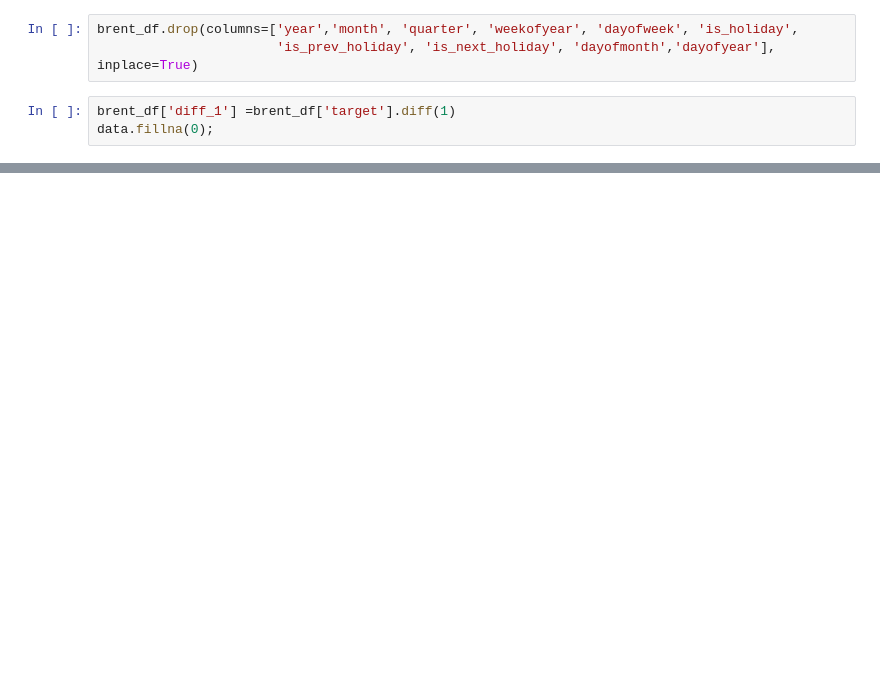
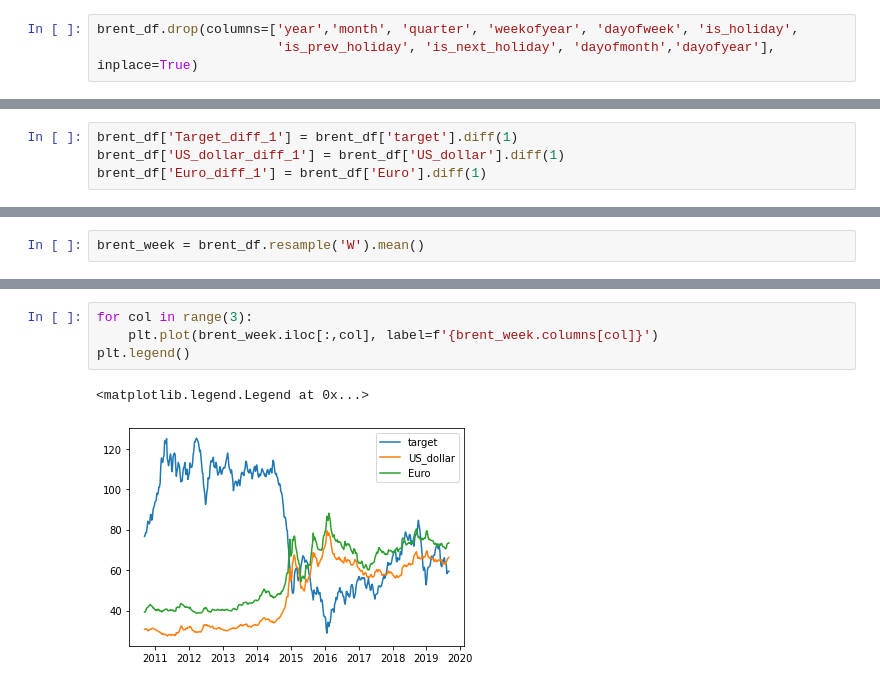
Before and after one commit to aldalinde/Time_series, a Jupyter notebook: lesson_05.ipynb, the cells around one changed output, grey strips where cells are left out. Drawn from its saved outputs; the diff is of its cells as text; blank space fills up the shorter version.

Commit message:
adding diffs(1) and resampling(W).mean

```diff
--- a/lesson_05.ipynb
+++ b/lesson_05.ipynb
@@ -181,9 +202,6 @@ brent_df.fillna(method='pad',inplace=True)
 # %%
 brent_df.drop(columns=['year','month', 'quarter', 'weekofyear', 'dayofweek', 'is_holiday',
                        'is_prev_holiday', 'is_next_holiday', 'dayofmonth','dayofyear'], inplace=True)
-# %%
-brent_df['diff_1'] =brent_df['target'].diff(1)
-data.fillna(0);
 # %%
 brent_df.info()
 # %% [output]
@@ -198,0 +216,4 @@ memory usage: 122.5 KB
+# %%
+brent_df['Target_diff_1'] = brent_df['target'].diff(1)
+brent_df['US_dollar_diff_1'] = brent_df['US_dollar'].diff(1)
+brent_df['Euro_diff_1'] = brent_df['Euro'].diff(1)
@@ -198,0 +222,2 @@ memory usage: 122.5 KB
+# %%
+brent_week = brent_df.resample('W').mean()
@@ -198,0 +233,7 @@ memory usage: 122.5 KB
+# %%
+for col in range(3):
+    plt.plot(brent_week.iloc[:,col], label=f'{brent_week.columns[col]}')
+plt.legend()
+# %% [output]
+<matplotlib.legend.Legend at 0x...>
+[figure, added]
```
Also changed, not shown: parts of 7 cells of this notebook.
